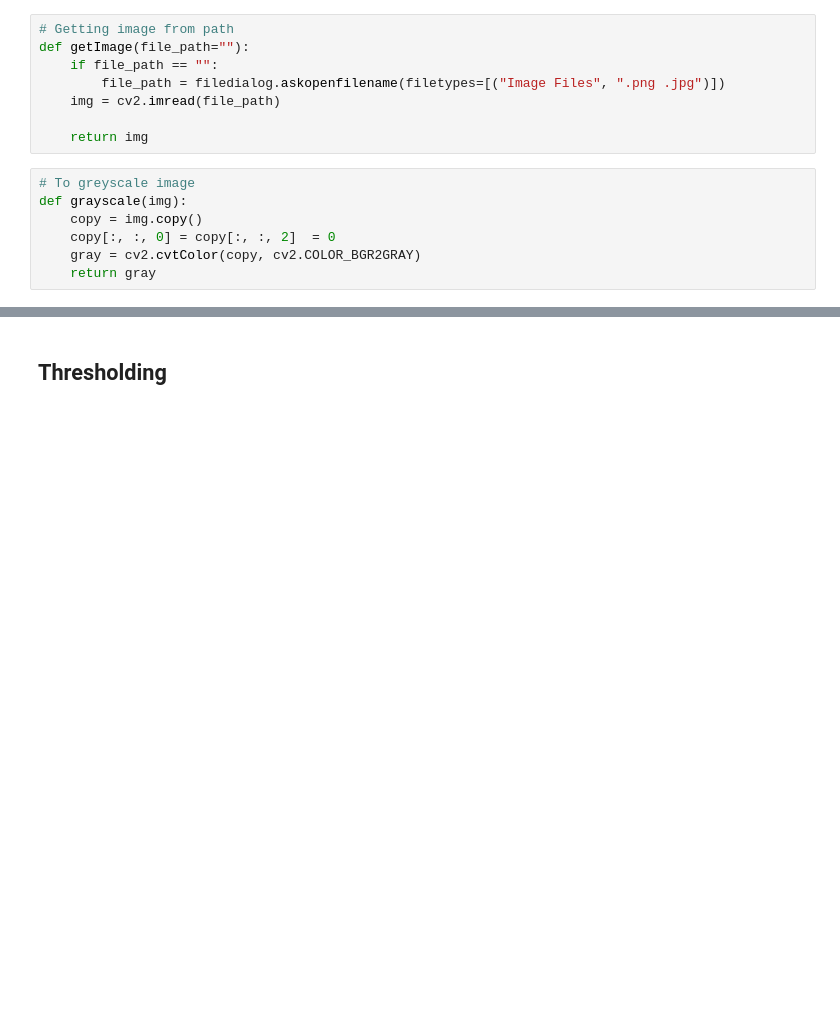
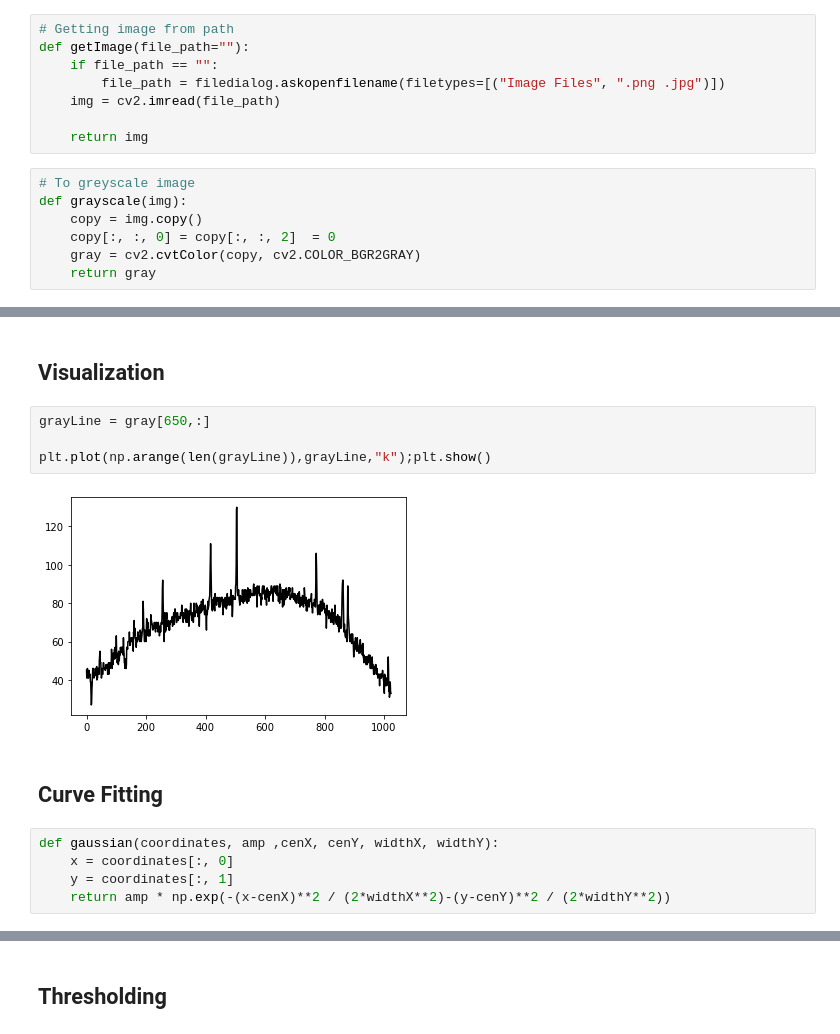
Before and after one commit to Bacenl/Adaptive-Thresholding, a Jupyter notebook: Code.ipynb, the cells around one changed output, grey strips where cells are left out. Drawn from its saved outputs; the diff is of its cells as text; blank space fills up the shorter version.

```diff
--- a/Code.ipynb
+++ b/Code.ipynb
@@ -95,0 +103,15 @@ plt.show()
+# %% [markdown]
+## Visualization
+# %%
+grayLine = gray[650,:]
+
+plt.plot(np.arange(len(grayLine)),grayLine,"k");plt.show()
+# %% [output]
+[figure, added]
+# %% [markdown]
+## Curve Fitting
+# %%
+def gaussian(coordinates, amp ,cenX, cenY, widthX, widthY):
+    x = coordinates[:, 0]
+    y = coordinates[:, 1]
+    return amp * np.exp(-(x-cenX)**2 / (2*widthX**2)-(y-cenY)**2 / (2*widthY**2))
```
Also changed, not shown: parts of 9 cells of this notebook.
